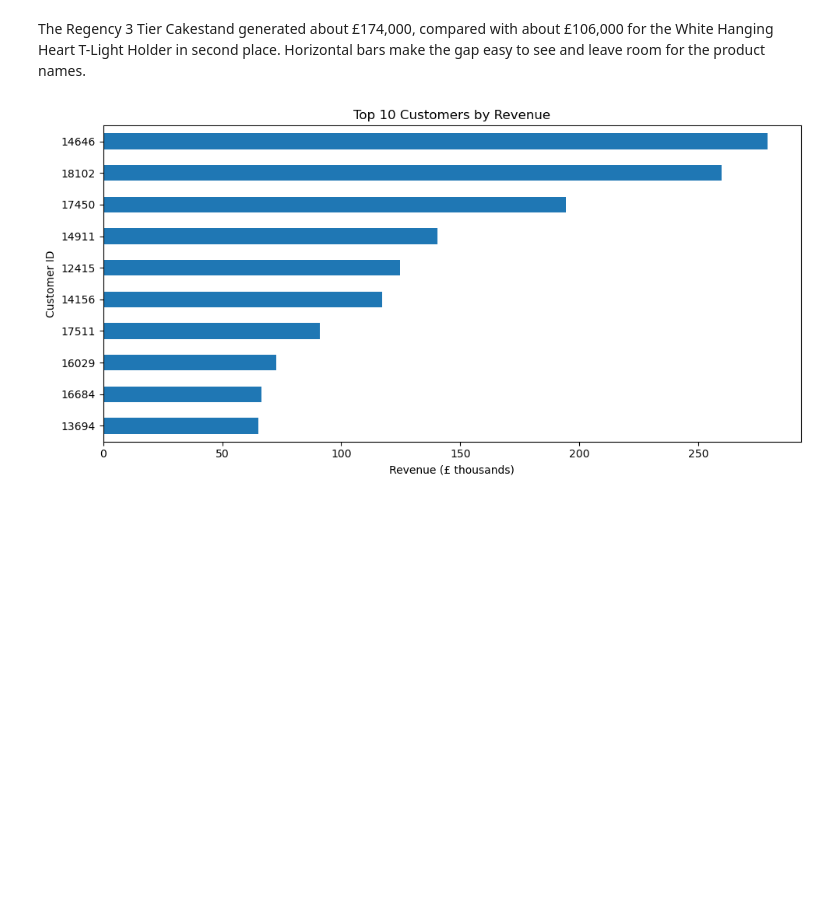
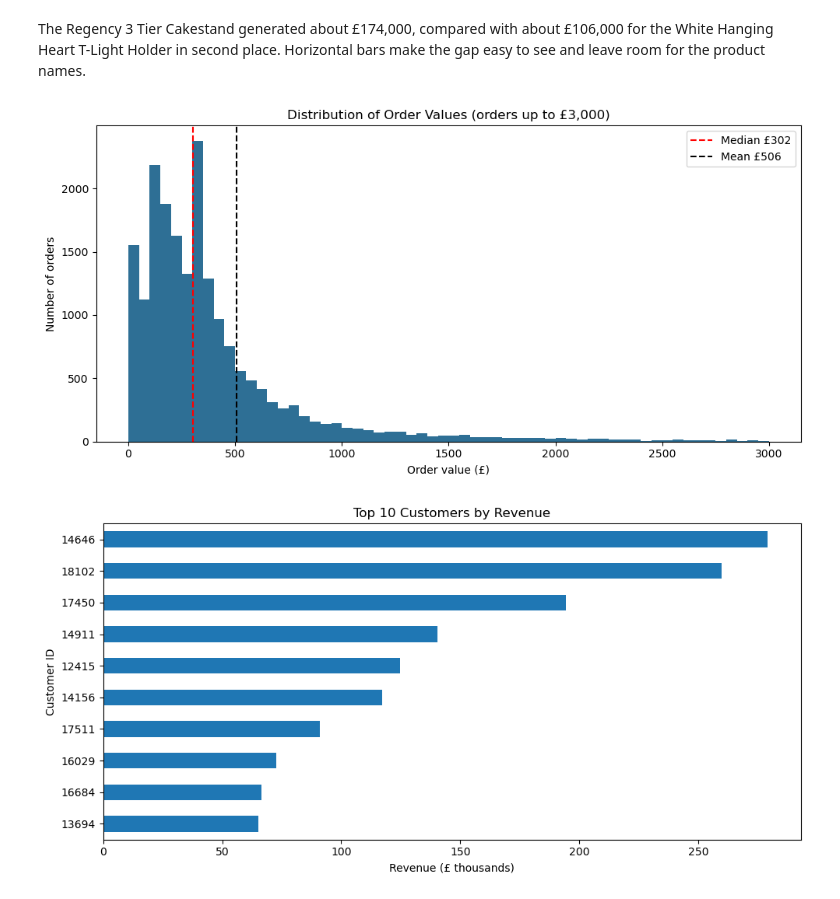
Before and after one commit to nabieba7/Online-Retail-dataA, a Jupyter notebook: online_retail_analysis.ipynb, the cells around one changed output. Saved outputs shown, nothing was run; the diff lists cells and outputs as text; code cells hidden in the pictures; blank space fills up the shorter version.

```diff
--- a/online_retail_analysis.ipynb
+++ b/online_retail_analysis.ipynb
@@ -158,6 +158,7 @@ print((clean['UnitPrice'] < 0.1).sum())
 235
 # %%
 # Remove the two cancelled bulk orders
-clean = clean[clean['Quantity'] < 70000]
-print("After removing cancelled bulk orders:", clean.shape)
+cancelled_bulk = ['541431', '581483']
+clean = clean[~clean['InvoiceNo'].astype(str).isin(cancelled_bulk)]
+print("After removing 2 cancelled bulk orders:", clean.shape)
 # %% [output]
@@ -214,6 +215,20 @@ plt.show()
 [figure]
 # %% [markdown]
 The Regency 3 Tier Cakestand generated about £174,000, compared with about £106,000 for the White Hanging Heart T-Light Holder in second place. Horizontal bars make the gap easy to see and leave room for the product names.
+# %%
+plt.figure(figsize=(10, 5))
+plt.hist(order_values, bins=60, range=(0, 3000), color='#2E6F95')
+plt.axvline(order_values.median(), color='red', linestyle='--', label=f'Median £{order_values.median():,.0f}')
+plt.axvline(order_values.mean(), color='black', linestyle='--', label=f'Mean £{order_values.mean():,.0f}')
+plt.title('Distribution of Order Values (orders up to £3,000)')
+plt.xlabel('Order value (£)')
+plt.ylabel('Number of orders')
+plt.legend()
+plt.tight_layout()
+plt.savefig('order_value_hist.png')
+plt.show()
+# %% [output]
+[figure, added]
 # %%
 # 3. Top 10 customers by revenue (ignore missing CustomerID)
 top_customers = clean.dropna(subset=['CustomerID']).groupby('CustomerID')['Revenue'].sum().sort_values(ascending=False).head(10) / 1000
```
Also changed, not shown: parts of 2 cells of this notebook.
